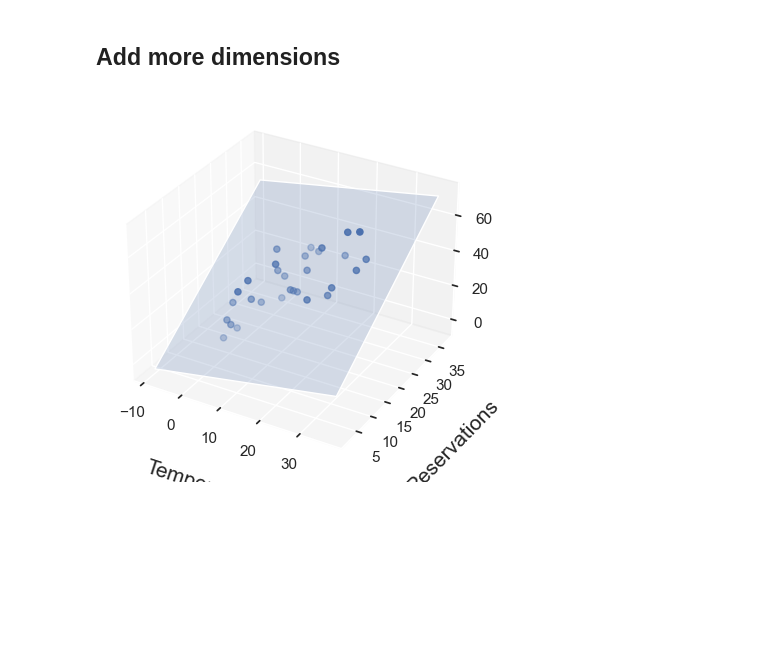
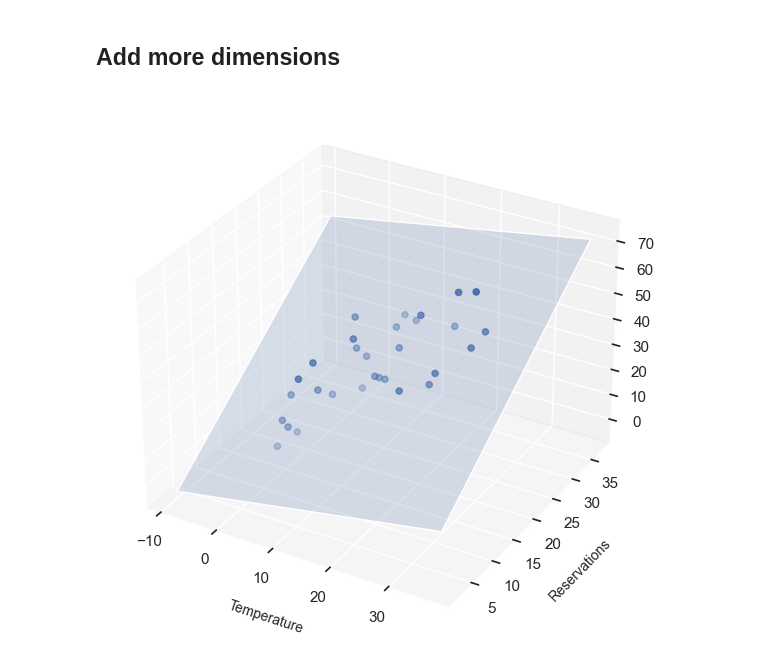
Before and after one commit to KaSaNaa/ML-Exercises, a Jupyter notebook: Pizza/pizza_Problem.ipynb, the cells around one changed output. Cells and saved outputs as stored; diff of their text form; code cells hidden in the pictures; blank space fills up the shorter version.

```diff
--- a/Pizza/pizza_Problem.ipynb
+++ b/Pizza/pizza_Problem.ipynb
@@ -269,35 +269,35 @@ plt.show()
 import numpy as np
 import matplotlib.pyplot as plt
 from matplotlib import cm
 from mpl_toolkits import mplot3d
 import seaborn as sns
 
 # Import the dataset
 x1, x2, x3, y = np.loadtxt("pizza_3_vars.txt", skiprows=1, unpack=True)
 
 # These weights came out of the training phase
 w = np.array([-3.98230894, 0.37333539, 1.69202346])
 
 # Plot the axes
 sns.set(rc={"axes.facecolor": "white", "figure.facecolor": "white"})
-fig = plt.figure()
+fig = plt.figure(figsize=(7, 7))  # Adjust the size as necessary
 ax = plt.axes(projection='3d')
-ax.set_xlabel("Temperature", labelpad=15, fontsize=15)
-ax.set_ylabel("Reservations", labelpad=15, fontsize=15)
-ax.set_zlabel("Pizzas", labelpad=5, fontsize=15)
+ax.set_xlabel("Temperature", labelpad=10, fontsize=10)
+ax.set_ylabel("Reservations", labelpad=10, fontsize=10)
+ax.set_zlabel("Pizzas", labelpad=5, fontsize=10)
 
 # Plot the data points
 ax.scatter3D(x1, x2, y, color='b')
 
 # Plot the plane
 MARGIN = 10
 edges_x = [np.min(x1) - MARGIN, np.max(x1) + MARGIN]
 edges_y = [np.min(x2) - MARGIN, np.max(x2) + MARGIN]
 xs, ys = np.meshgrid(edges_x, edges_y)
 zs = np.array([w[0] + x * w[1] + y * w[2] for x, y in
               zip(np.ravel(xs), np.ravel(ys))])
 ax.plot_surface(xs, ys, zs.reshape((2, 2)), alpha=0.2)
 
 plt.show()
 # %% [output]
-[figure, old version]
+[figure, new version]
```
